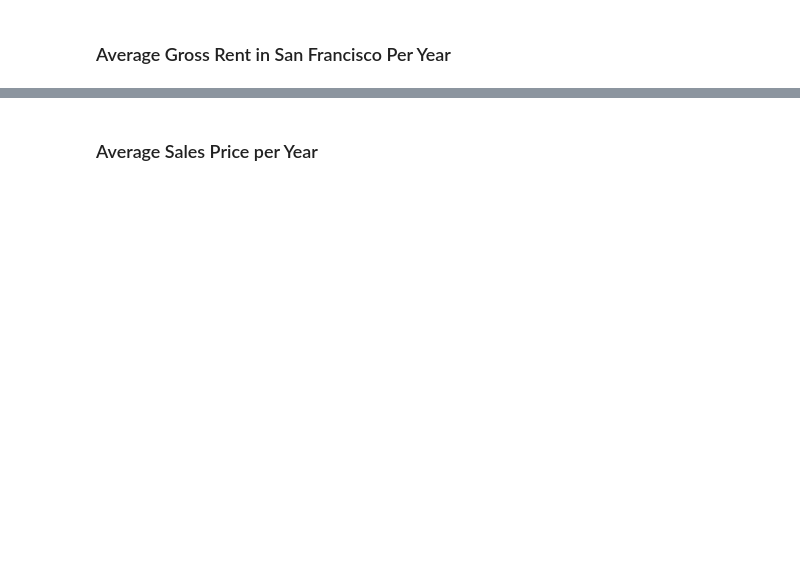
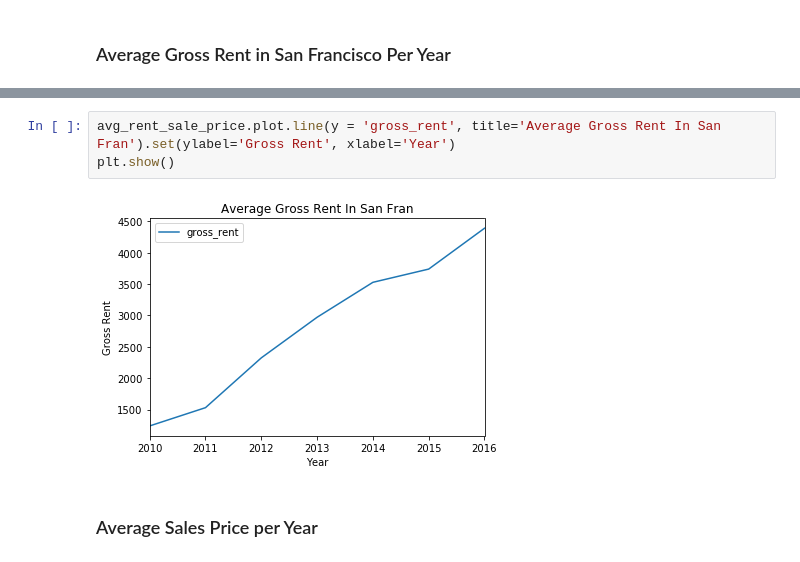
Before and after one commit to KPH3802/San_Francisco_Housing_Analysis, a Jupyter notebook: Code/rental_analysis.ipynb, the cells around one changed output, grey strips where cells are left out. Cells and saved outputs as stored; diff of their text form; blank space fills up the shorter version.

Commit message:
Pandas line plots complete

```diff
--- a/Code/rental_analysis.ipynb
+++ b/Code/rental_analysis.ipynb
@@ -106,2 +86,7 @@ avg_rent_sale_price
+# %%
+avg_rent_sale_price.plot.line(y = 'gross_rent', title='Average Gross Rent In San Fran').set(ylabel='Gross Rent', xlabel='Year')
+plt.show()
+# %% [output]
+[figure, added]
 # %% [markdown]
 ### Average Sales Price per Year
```
Also changed, not shown: parts of 8 cells of this notebook.
